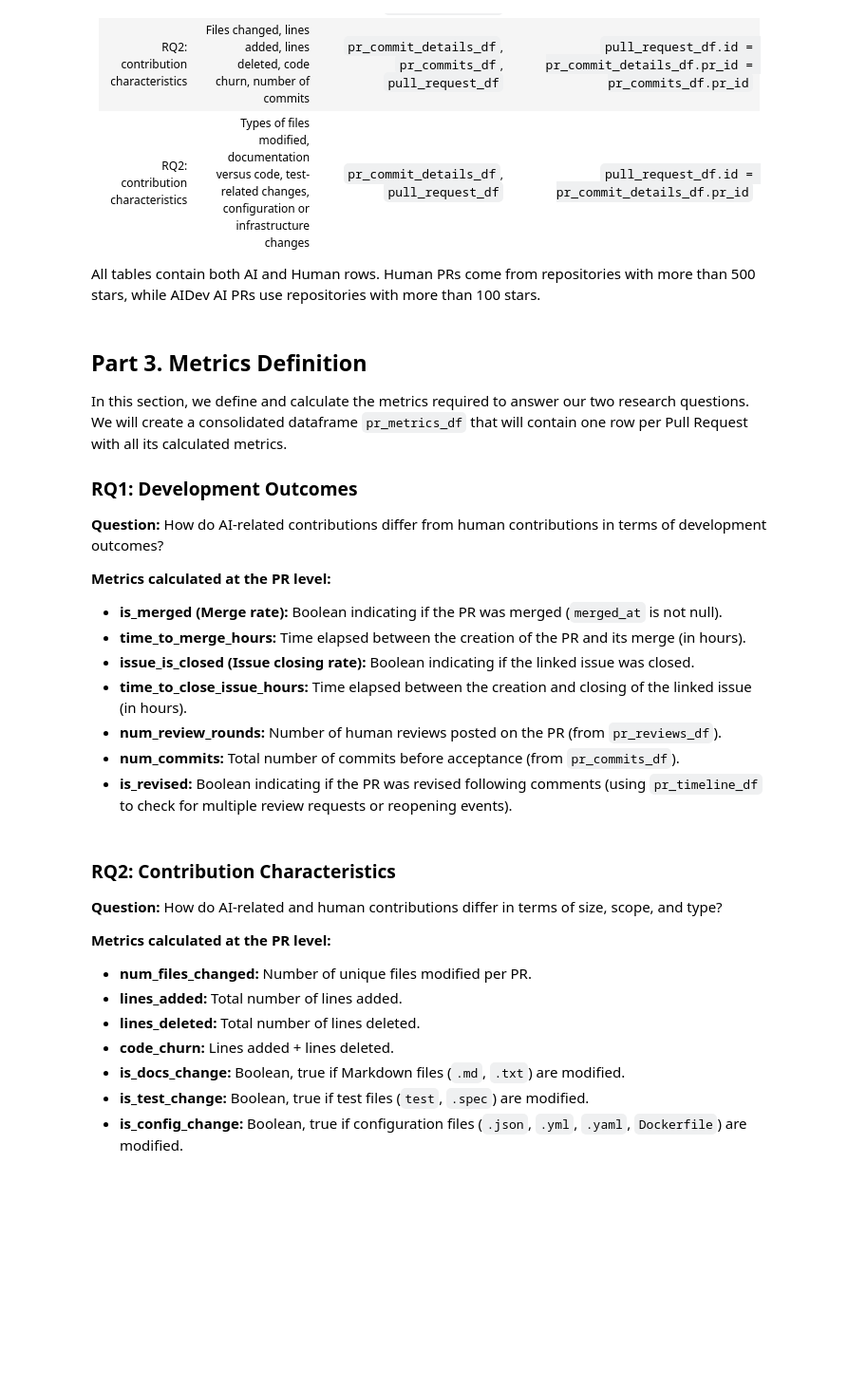
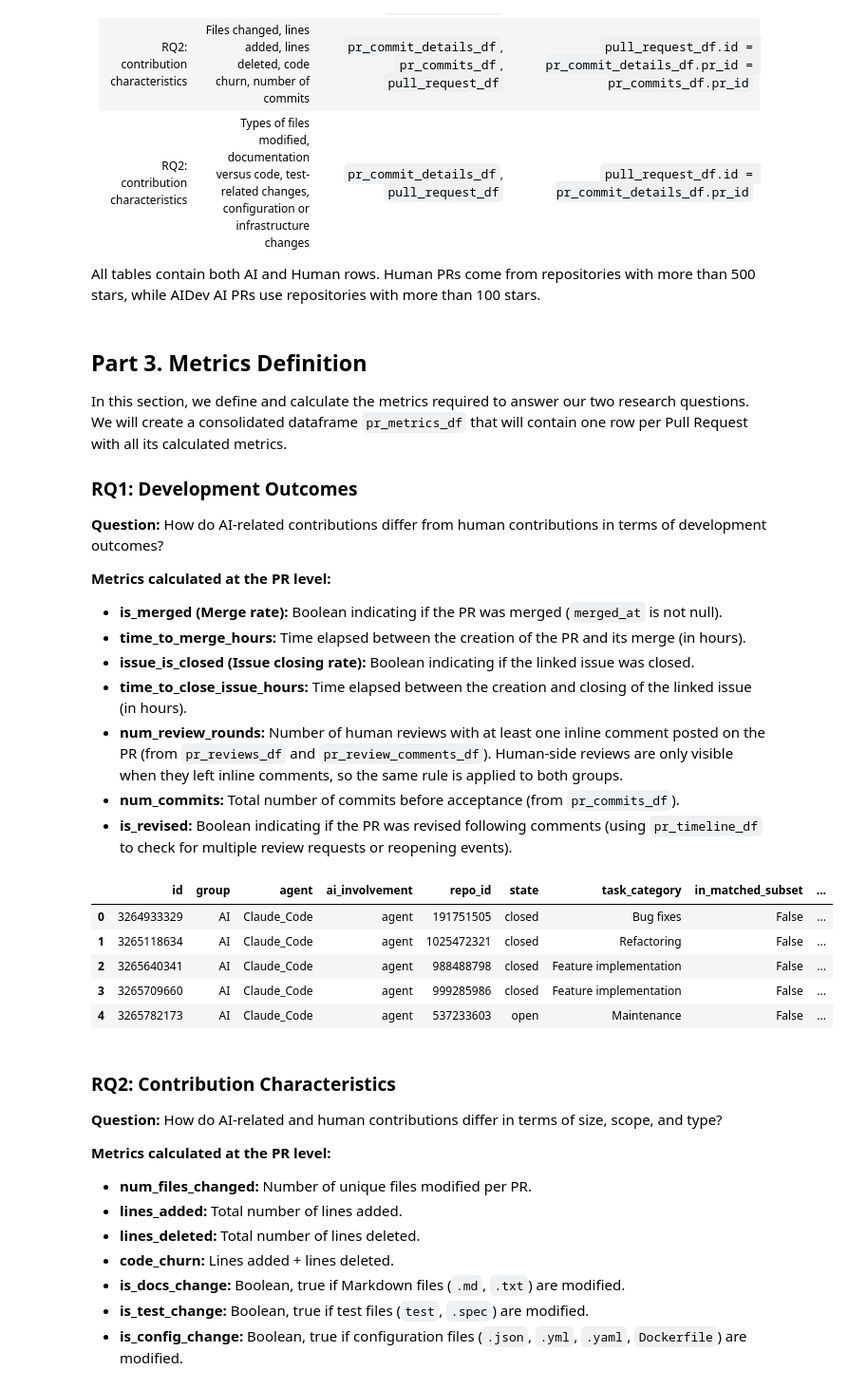
Before and after one commit to Tristanlach/LOG6307E-Replication-Project-MSR, a Jupyter notebook: notebooks/1_data_preparation.ipynb, the cells around one changed output. Shown at 95% size. Saved outputs shown, nothing was run; the diff lists cells and outputs as text; code cells hidden in the pictures; blank space fills up the shorter version.

```diff
--- a/notebooks/1_data_preparation.ipynb
+++ b/notebooks/1_data_preparation.ipynb
@@ -570,7 +790,7 @@ In this section, we define and calculate the metrics required to answer our two
 - **time_to_merge_hours:** Time elapsed between the creation of the PR and its merge (in hours).
 - **issue_is_closed (Issue closing rate):** Boolean indicating if the linked issue was closed.
 - **time_to_close_issue_hours:** Time elapsed between the creation and closing of the linked issue (in hours).
-- **num_review_rounds:** Number of human reviews posted on the PR (from `pr_reviews_df`).
+- **num_review_rounds:** Number of human reviews with at least one inline comment posted on the PR (from `pr_reviews_df` and `pr_review_comments_df`). Human-side reviews are only visible when they left inline comments, so the same rule is applied to both groups.
 - **num_commits:** Total number of commits before acceptance (from `pr_commits_df`).
 - **is_revised:** Boolean indicating if the PR was revised following comments (using `pr_timeline_df` to check for multiple review requests or reopening events).
 # %%
@@ -600,35 +820,44 @@ related_issue_df = dataframes['related_issue_df'].copy()
 pr_issues = related_issue_df.merge(issue_df[['id', 'issue_is_closed', 'time_to_close_issue_hours']],
                                    left_on='issue_id', right_on='id', how='left')
 # Take the first linked issue if there are multiple
 pr_issues_agg = pr_issues.groupby('pr_id').agg({
     'issue_is_closed': 'first',
     'time_to_close_issue_hours': 'first'
 }).reset_index()
 
 pr_metrics_df = pr_metrics_df.merge(pr_issues_agg, left_on='id', right_on='pr_id', how='left').drop(columns=['pr_id'])
 
 # --- Number of review rounds ---
 reviews_df = dataframes['pr_reviews_df'].copy()
-# Only count human reviews as suggested in the notes (actor_type is set in Part 2)
-human_reviews = reviews_df[reviews_df['actor_type'] == 'human']
+# Only count human reviews as suggested in the notes (actor_type is set in Part 2).
+# Human-side reviews only exist when they left inline comments, so the same rule is applied to AI PRs
+review_comment_ids = dataframes['pr_review_comments_df']['pull_request_review_id']
+human_reviews = reviews_df[(reviews_df['actor_type'] == 'human') & reviews_df['id'].isin(review_comment_ids)]
 review_counts = human_reviews.groupby('pr_id').size().reset_index(name='num_review_rounds')
 pr_metrics_df = pr_metrics_df.merge(review_counts, left_on='id', right_on='pr_id', how='left').drop(columns=['pr_id'])
 pr_metrics_df['num_review_rounds'] = pr_metrics_df['num_review_rounds'].fillna(0)
 
 # --- Number of commits ---
 commits_df = dataframes['pr_commits_df'].copy()
 commit_counts = commits_df.groupby('pr_id').size().reset_index(name='num_commits')
 pr_metrics_df = pr_metrics_df.merge(commit_counts, left_on='id', right_on='pr_id', how='left').drop(columns=['pr_id'])
 pr_metrics_df['num_commits'] = pr_metrics_df['num_commits'].fillna(0)
 
 # --- Revised Pull Requests ---
 # A PR is considered revised if it was reopened or if a review was requested multiple times
 timeline_df = dataframes['pr_timeline_df'].copy()
 revision_events = timeline_df[timeline_df['event'].isin(['reopened', 'review_requested'])]
 revised_prs = revision_events['pr_id'].unique()
 pr_metrics_df['is_revised'] = pr_metrics_df['id'].isin(revised_prs)
 
 display(pr_metrics_df.head())
+# %% [output]
+|  | id | group | agent | ai_involvement | repo_id | state | task_category | in_matched_subset | ... |
+| 0 | 3264933329 | AI | Claude_Code | agent | 191751505 | closed | Bug fixes | False | ... |
+| 1 | 3265118634 | AI | Claude_Code | agent | 1025472321 | closed | Refactoring | False | ... |
+| 2 | 3265640341 | AI | Claude_Code | agent | 988488798 | closed | Feature implementation | False | ... |
+| 3 | 3265709660 | AI | Claude_Code | agent | 999285986 | closed | Feature implementation | False | ... |
+| 4 | 3265782173 | AI | Claude_Code | agent | 537233603 | open | Maintenance | False | ... |
 # %% [markdown]
 ### RQ2: Contribution Characteristics
 **Question:** How do AI-related and human contributions differ in terms of size, scope, and type?
```
Also changed, not shown: parts of 11 cells of this notebook, 7 other files.
